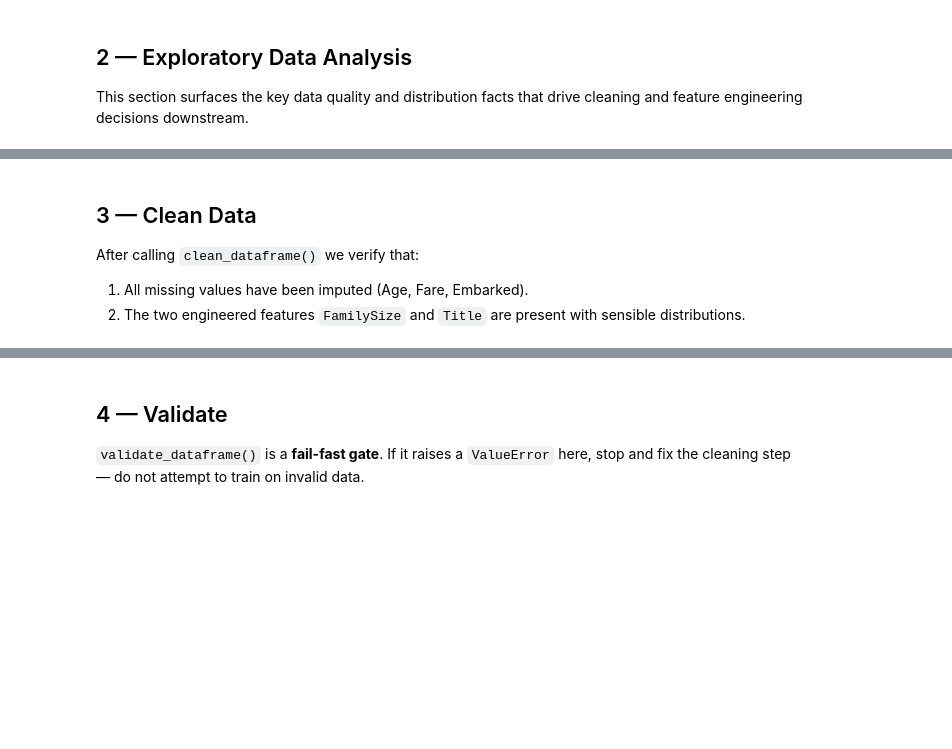
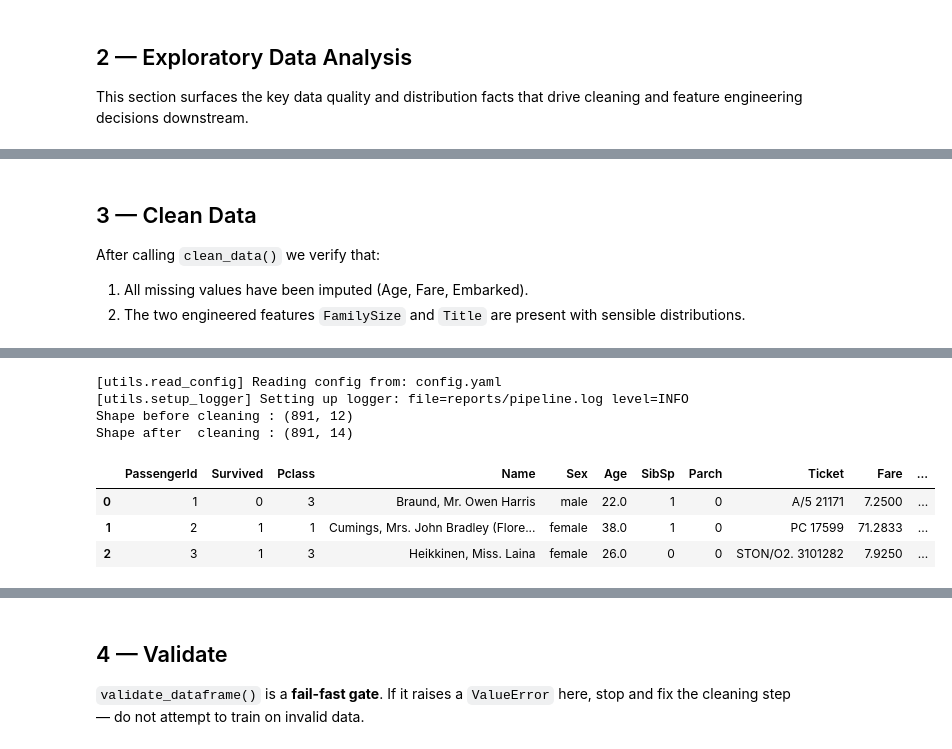
Before and after one commit to iceman-git/1-mlops-kickoff-repo, a Jupyter notebook: Notebook/titanic_ntbk_sandbox_v2.ipynb, the cells around one changed output, grey strips where cells are left out. Cells and saved outputs as stored; diff of their text form; code cells hidden in the pictures; blank space fills up the shorter version.

```diff
--- a/Notebook/titanic_ntbk_sandbox_v2.ipynb
+++ b/Notebook/titanic_ntbk_sandbox_v2.ipynb
@@ -189,12 +265,24 @@ plt.show()
 # %% [markdown]
 ## 3 — Clean Data
 
-After calling `clean_dataframe()` we verify that:
+After calling `clean_data()` we verify that:
 1. All missing values have been imputed (Age, Fare, Embarked).
 2. The two engineered features `FamilySize` and `Title` are present with sensible distributions.
 # %%
-df_clean = clean_dataframe(df_raw, target_column=TARGET)
+from src.utils import read_config
+
+config = read_config("config.yaml")
+df_clean = clean_data(df_raw, config)
+
+# Engineer features expected by the model (FamilySize, Title)
+df_clean["FamilySize"] = df_clean["SibSp"] + df_clean["Parch"] + 1
+
+df_clean["Title"] = df_clean["Name"].str.extract(r",\s*([^\.]+)\.", expand=False).str.strip()
+rare_titles = df_clean["Title"].value_counts()
+rare_titles = rare_titles[rare_titles < 10].index
+df_clean["Title"] = df_clean["Title"].replace(rare_titles, "Rare")
 
 print(f"Shape before cleaning : {df_raw_snapshot.shape}")
 print(f"Shape after  cleaning : {df_clean.shape}")
 df_clean.head(3)
+# %% [output]
@@ -201,3 +290,11 @@ df_clean.head(3)
+[utils.read_config] Reading config from: config.yaml
+[utils.setup_logger] Setting up logger: file=reports/pipeline.log level=INFO
+Shape before cleaning : (891, 12)
+Shape after  cleaning : (891, 14)
+|  | PassengerId | Survived | Pclass | Name | Sex | Age | SibSp | Parch | Ticket | Fare | ... |
+| 0 | 1 | 0 | 3 | Braund, Mr. Owen Harris | male | 22.0 | 1 | 0 | A/5 21171 | 7.2500 | ... |
+| 1 | 2 | 1 | 1 | Cumings, Mrs. John Bradley (Flore... | female | 38.0 | 1 | 0 | PC 17599 | 71.2833 | ... |
+| 2 | 3 | 1 | 3 | Heikkinen, Miss. Laina | female | 26.0 | 0 | 0 | STON/O2. 3101282 | 7.9250 | ... |
 # %%
 # ── Post-cleaning verification ────────────────────────────────────────────
 print("── Remaining nulls after cleaning ──")
```
Also changed, not shown: parts of 19 cells of this notebook, 4 other files.
